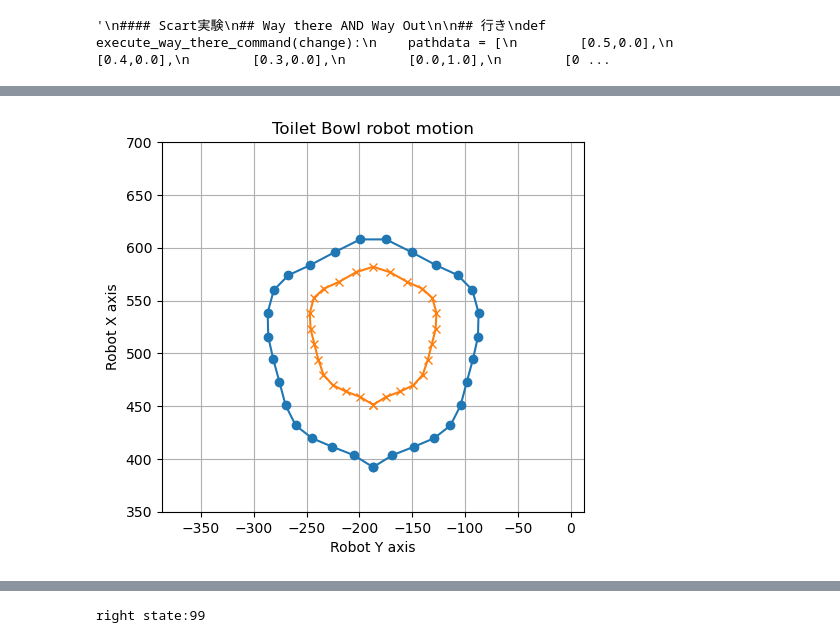
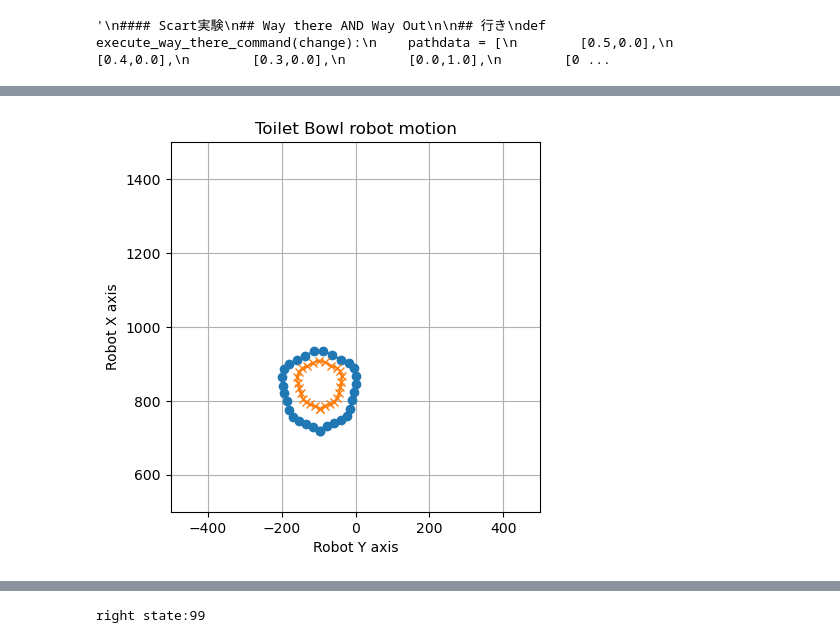
Before and after one commit to nilupul-tsukarm/VisionSystem, a Jupyter notebook: BowlDetection/KHI_DUAL.ipynb, the cells around one changed output, grey strips where cells are left out. Cells and saved outputs as stored; diff of their text form; code cells hidden in the pictures.

```diff
--- a/BowlDetection/KHI_DUAL.ipynb
+++ b/BowlDetection/KHI_DUAL.ipynb
@@ -579,9 +657,42 @@ recent_radius_long = 220
 recent_radius_short=100
 
 ##### TODO: generating valuse from Realsense camera Info #####
-recent_x_offset = 0.0
-recent_y_offset = 0.0
-recent_yaw_degrees = 0
+#recent_x_offset = 0.0
+#recent_y_offset = 0.0
+#recent_yaw_degrees = 0
+
+# Create an instance of JSONSubscriber
+jsub = JSONSubscriber()
+
+rclpy.spin_once(jsub, timeout_sec=1)
+
+# Access recent_x_offset, recent_y_offset, and recent_yaw_degrees attributes
+recent_Ax_offset = jsub.recent_Ax_offset
+recent_Ay_offset = jsub.recent_Ay_offset
+recent_Bx_offset = jsub.recent_Bx_offset
+recent_By_offset = jsub.recent_By_offset
+recent_yaw_degrees = jsub.recent_yaw_degrees
+
+recent_x_offset = recent_Bx_offset
+recent_y_offset = recent_By_offset
+#recent_yaw_degrees = int(recent_yaw_degrees)
+recent_annotated_image = jsub.recent_annotated_image
+
+print("before apply A")
+print(recent_Ax_offset)
+print(recent_Ay_offset)
+print("before apply B")
+print(recent_Bx_offset)
+print(recent_By_offset)
+print(recent_yaw_degrees)
+#cv2.imshow("NanoDet Demo", recent_annotated_image)
+#img = cv2.cvtColor(recent_annotated_image, cv2.COLOR_BGR2GR)
+#plt.imshow(cv2.cvtColor(image, cv2.COLOR_BGR2RGB))
+#plt.imshow(img)
+#plt.imshow(cv2.cvtColor(recent_annotated_image, cv2.COLOR_BGR2RGB))
+#plt.title('my picture')
+#plt.show()
+
 
 trajectory_outer, rotated_points_outer = calculate_trajectory(
     start_long=recent_start_long, start_short=recent_start_short, radius_long=recent_radius_long, radius_short=recent_radius_short,
@@ -660,33 +780,35 @@ for i in range(1, len(trajectory_inner)):
 # %%
 ## Plot operating points for confirmation
 %matplotlib inline
 import matplotlib.pyplot as plt
 import numpy as np
 
 # plotting data
 plt.plot(trajectory_outer[:,1], trajectory_outer[:,0], marker='o', linestyle='-')  # 点を'○'で、線で結ぶ
 plt.plot(trajectory_inner[:,1], trajectory_inner[:,0], marker='x', linestyle='-')  # 点を'x'で、線で結ぶ
 
 
 # Set the maximum and minimum values of Robot's Y-axis
-plt.xlim(-187 - 200, -187 + 200)
+#plt.xlim(-187 - 200, -187 + 200)
+plt.xlim(-500, 500)
 
 # Set the maximum and minimum values of Robot's X-axis
-plt.ylim(700 - 350, 700)
+#plt.ylim(700 - 350, 700)
+plt.ylim(500, 1500)
 
 # Set aspect ratio equal
 plt.gca().set_aspect('equal', adjustable='box')
 
 
 # Add title and axis labels
 plt.title('Toilet Bowl robot motion')
 plt.xlabel('Robot Y axis')
 plt.ylabel('Robot X axis')
 
 # Show Grids
 plt.grid(True)
 # %% [output]
-[figure, old version]
+[figure, new version]
 # %%
 ###### Collection of methods to monitor whether the robot arm has completed its operation
 def waitForMovingLeft():
```
Also changed, not shown: parts of 8 cells of this notebook.
